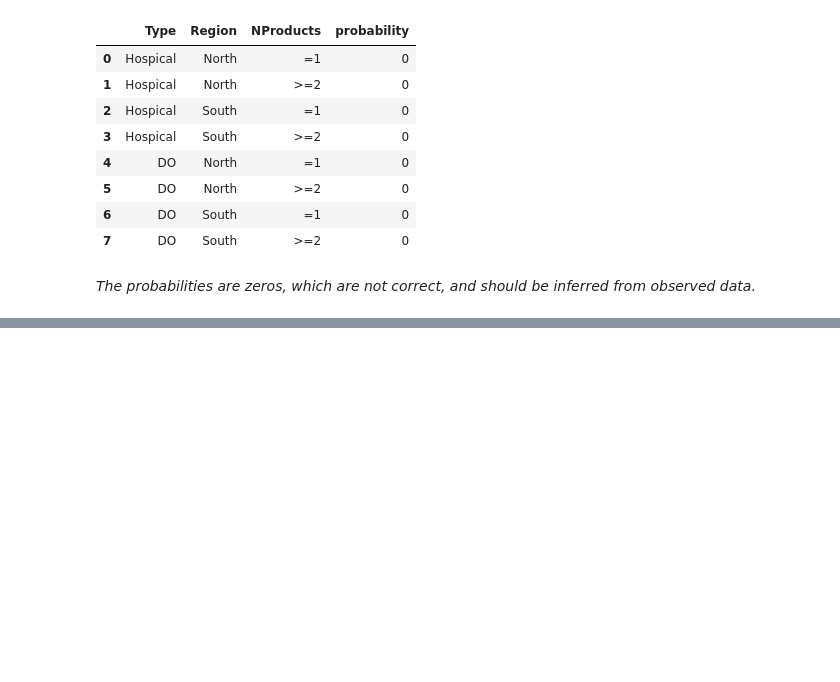
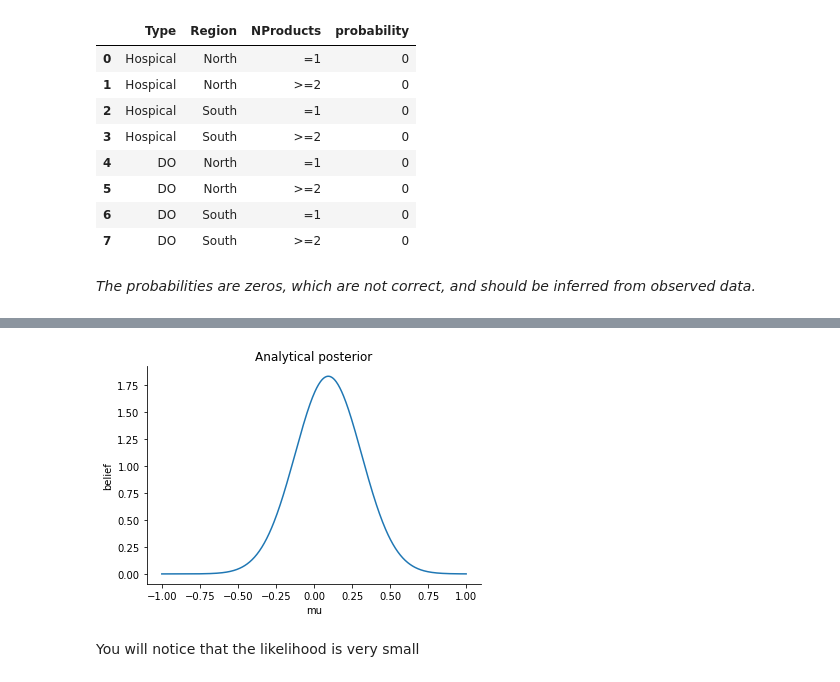
Before and after one commit to Kira1108/Bayesian_Study_Note, a Jupyter notebook: sampling_methods/sampling methods.ipynb, the cells around one changed output, grey strips where cells are left out. Cells and saved outputs as stored; diff of their text form; code cells hidden in the pictures; blank space fills up the shorter version.

```diff
--- a/sampling_methods/sampling methods.ipynb
+++ b/sampling_methods/sampling methods.ipynb
@@ -450,0 +526,18 @@ table
+# %%
+def calc_posterior_analytical(data, x, mu_0, sigma_0):
+    sigma = 1.
+    n = len(data)
+
+    ### THAT IS FOR FORMULA, DO YOU WANT TO GIVE IT A TRY?
+    mu_post = (mu_0 / sigma_0**2 + data.sum() / sigma**2) / (1. / sigma_0**2 + n / sigma**2)
+    sigma_post = (1. / sigma_0**2 + n / sigma**2)**-1
+    return norm(mu_post, np.sqrt(sigma_post)).pdf(x)
+
+ax = plt.subplot()
+x = np.linspace(-1, 1, 500)
+posterior_analytical = calc_posterior_analytical(data, x, 0., 1.)
+ax.plot(x, posterior_analytical)
+ax.set(xlabel='mu', ylabel='belief', title='Analytical posterior');
+sns.despine()
+# %% [output]
+[figure, added]
@@ -450,0 +547,2 @@ table
+# %% [markdown]
+You will notice that the likelihood is very small
```
Also changed, not shown: parts of 50 cells of this notebook, 1 other file.
